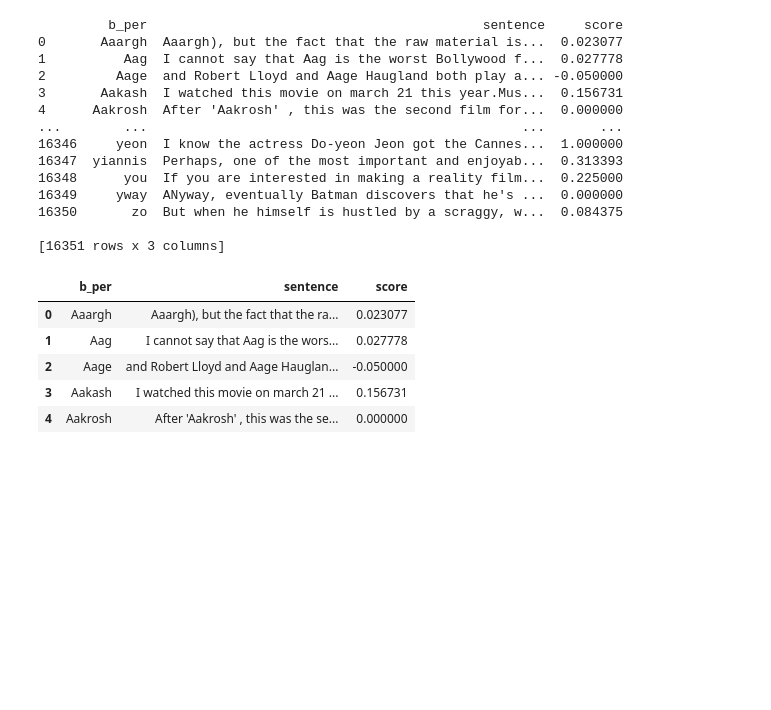
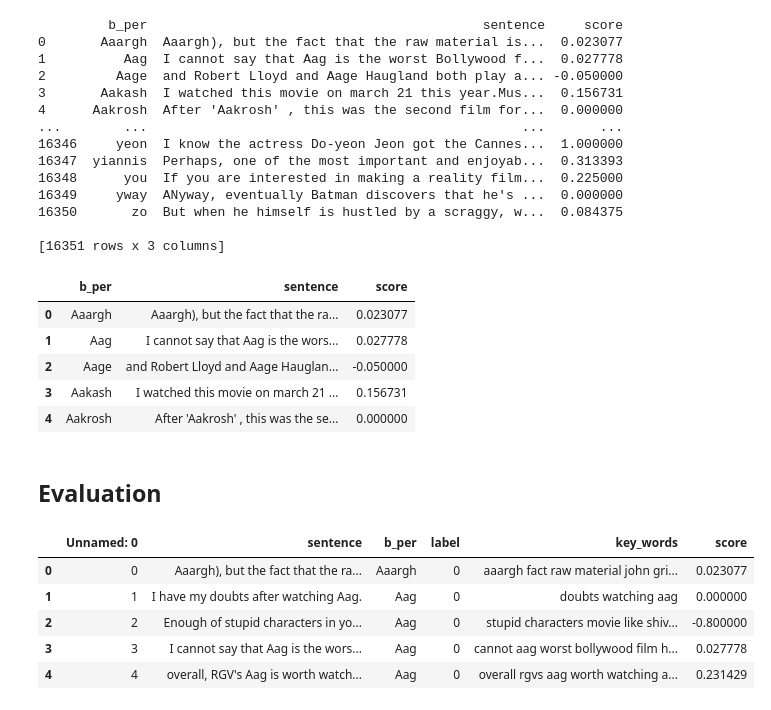
Before and after one commit to zhiyan-me/NLP_movie, a Jupyter notebook: sentiment_analysis.ipynb, the cells around one changed output. Cells and saved outputs as stored; diff of their text form; code cells hidden in the pictures; blank space fills up the shorter version.

```diff
--- a/sentiment_analysis.ipynb
+++ b/sentiment_analysis.ipynb
@@ -116,3 +112,15 @@ result.head()
 | 4 | Aakrosh | After 'Aakrosh' , this was the se... | 0.000000 |
 # %%
 result.to_csv("Final.csv")
+# %% [markdown]
+## Evaluation
+# %%
+data=pd.read_csv("data_score.csv")
+data.head()
+# %% [output]
+|  | Unnamed: 0 | sentence | b_per | label | key_words | score |
+| 0 | 0 | Aaargh), but the fact that the ra... | Aaargh | 0 | aaargh fact raw material john gri... | 0.023077 |
+| 1 | 1 | I have my doubts after watching Aag. | Aag | 0 | doubts watching aag | 0.000000 |
+| 2 | 2 | Enough of stupid characters in yo... | Aag | 0 | stupid characters movie like shiv... | -0.800000 |
+| 3 | 3 | I cannot say that Aag is the wors... | Aag | 0 | cannot aag worst bollywood film h... | 0.027778 |
+| 4 | 4 | overall, RGV's Aag is worth watch... | Aag | 0 | overall rgvs aag worth watching a... | 0.231429 |
```
Also changed, not shown: parts of 14 cells of this notebook, 8 other files.
